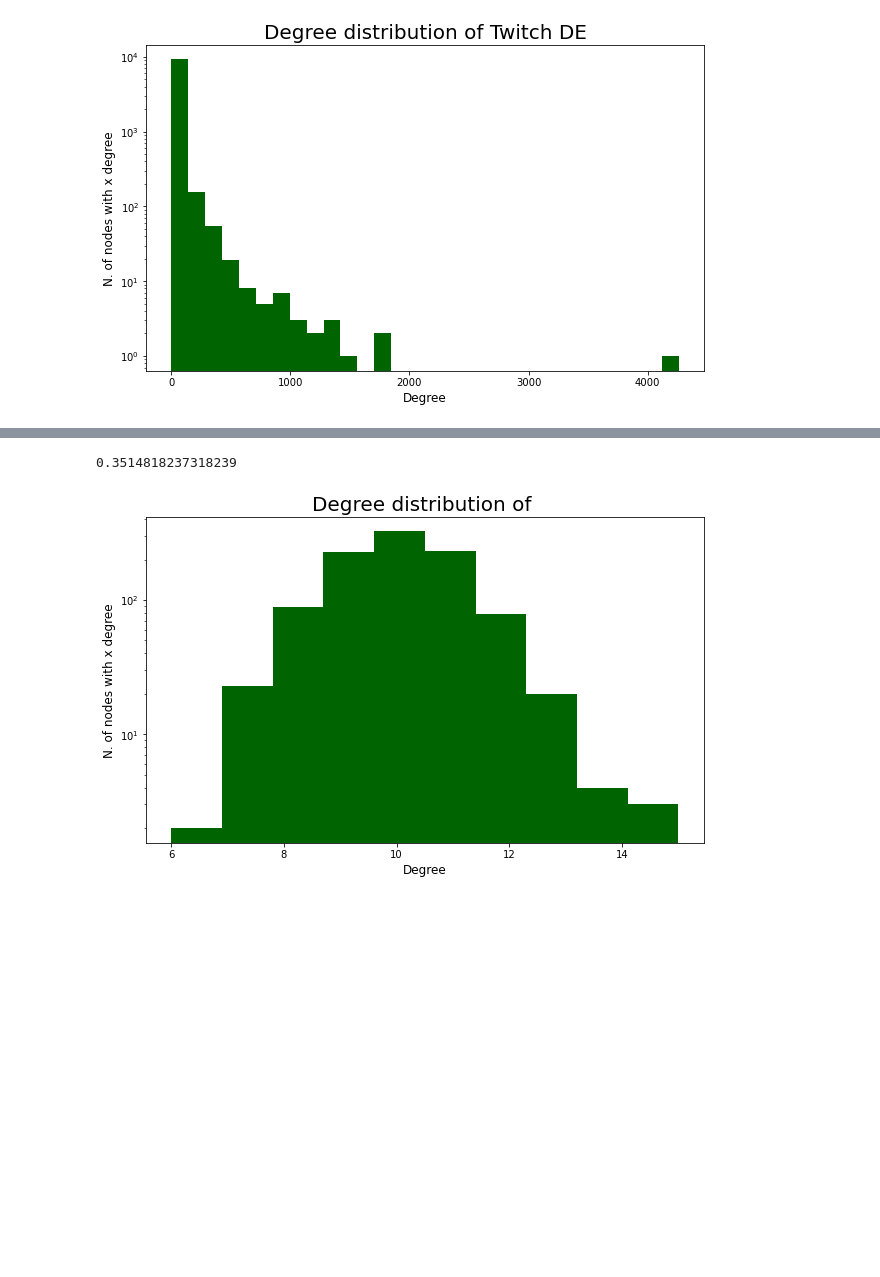
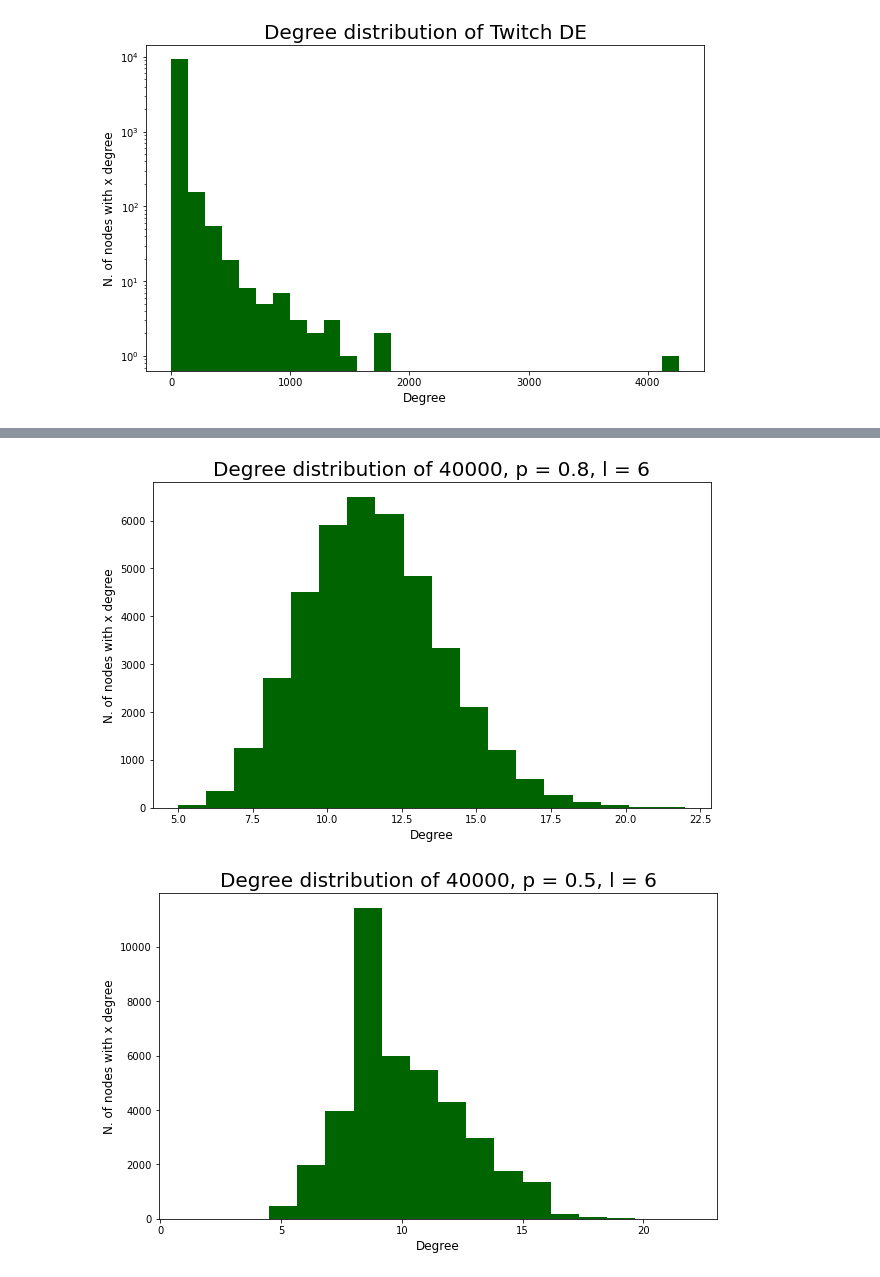
Before and after one commit to michele1783/Social-Network-and-Online-Markets, a Jupyter notebook: HW Social Network.ipynb, the cells around one changed output, grey strips where cells are left out. Cells and saved outputs as stored; diff of their text form; code cells hidden in the pictures; blank space fills up the shorter version.

```diff
--- a/HW Social Network.ipynb
+++ b/HW Social Network.ipynb
@@ -222,8 +350,12 @@ for i in res_erdos:
 # %%
+#counter
 c=0
+bins = 18
+#for each simulation
+#plot the degree distribution
 for i in res_erdos:
     plt.figure(figsize=(10,6))
-    plt.hist(i[0].values(), bins = 30, color='darkgreen')
+    plt.hist(i[0].values(),bins = bins, color='darkgreen')
     plt.title(f"Degree distribution with n = "+str(n[c])+" and p = "+str(p[c]), fontsize = 20)
     plt.xlabel("Degree", fontsize =12)
     plt.ylabel("N. of nodes with x degree", fontsize = 12)
@@ -385,4 +517,8 @@ len(grap.edges())
-# %%
-m[2]
-# %% [output]
-0.3514818237318239
+# %%
+#choosing a grid of values for p and l
+l = [6,6,6,4,8]
+n = [40000,40000, 40000, 40000,40000]
+p = [0.8,0.5,0.2,0.2,0.2]
+# %%
+#creating for each triplet of values a graph through my model
+mymod_trial = [my_model(n[i], p[i], l[i]) for i in range(5)]
@@ -389,10 +542,26 @@ m[2]
 # %%
-plt.figure(figsize=(10,6))
-plt.hist(m[0].values(), color='darkgreen')
-plt.title(f"Degree distribution of ", fontsize = 20)
-plt.xlabel("Degree", fontsize =12)
-plt.ylabel("N. of nodes with x degree", fontsize = 12)
-plt.yscale('log')
-plt.show()
+#counter
+c=0
+bins = 18
+
+#for each simulation
+#plot the degree distribution
+for i in res_mymod:
+    plt.figure(figsize=(10,6))
+    plt.hist(i[0].values(), bins=bins, color='darkgreen')
+    plt.title(f"Degree distribution of "+str(n[c])+", p = "+str(p[c])+", l = "+str(l[c]), fontsize = 20)
+    plt.xlabel("Degree", fontsize =12)
+    plt.ylabel("N. of nodes with x degree", fontsize = 12)
+    plt.show()
+    c += 1
+    #Nodes versus their degree
+    #plt.figure(figsize=(10,6))
+    #plt.bar(i[0].keys(), res_barabasi[0][0].values(), color='g')
+    #plt.title(f"Degree distribution with n = "+str(n[c])+" and l = "+str(l[c]), fontsize = 20)
+    #plt.xlabel("Node", fontsize =12)
+    #plt.ylabel("Degree", fontsize = 12)
+    #plt.yscale('log')
+    #plt.show()
 # %% [output]
-[figure, old version]
+[figure, new version]
+[figure, added]
```
Also changed, not shown: parts of 64 cells of this notebook.
